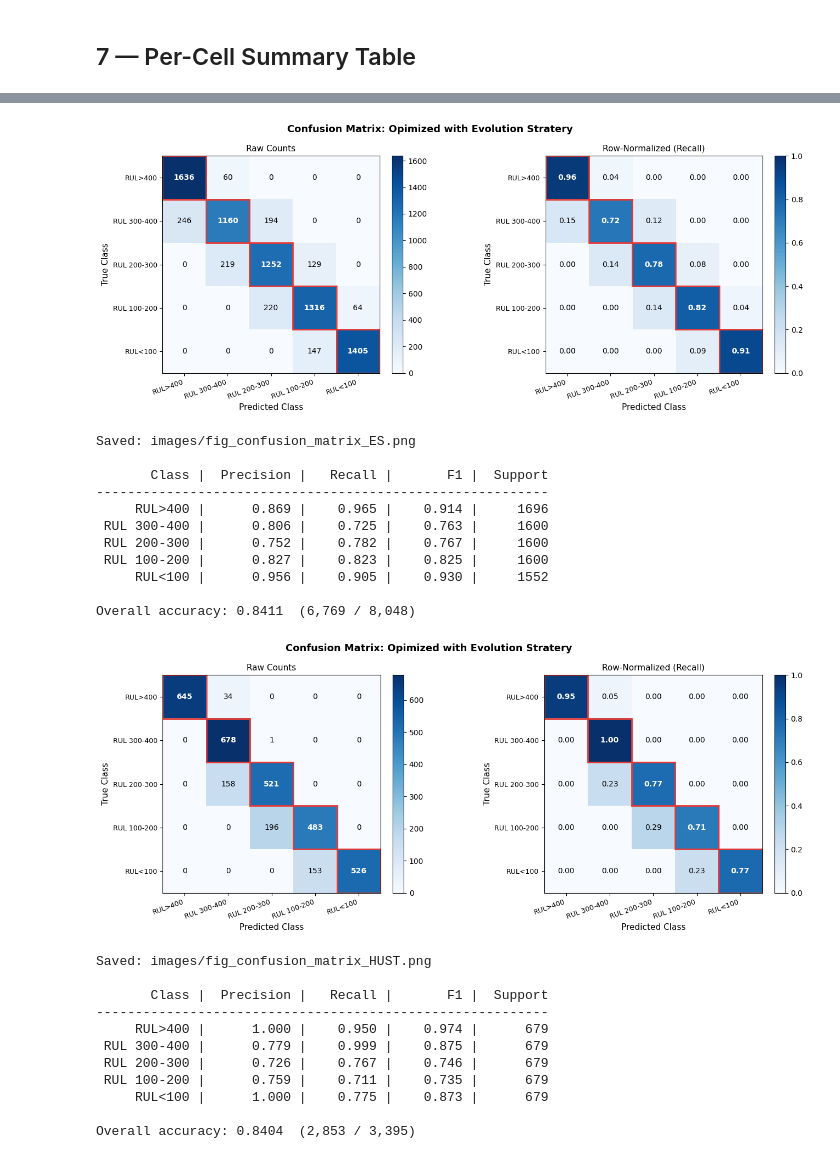
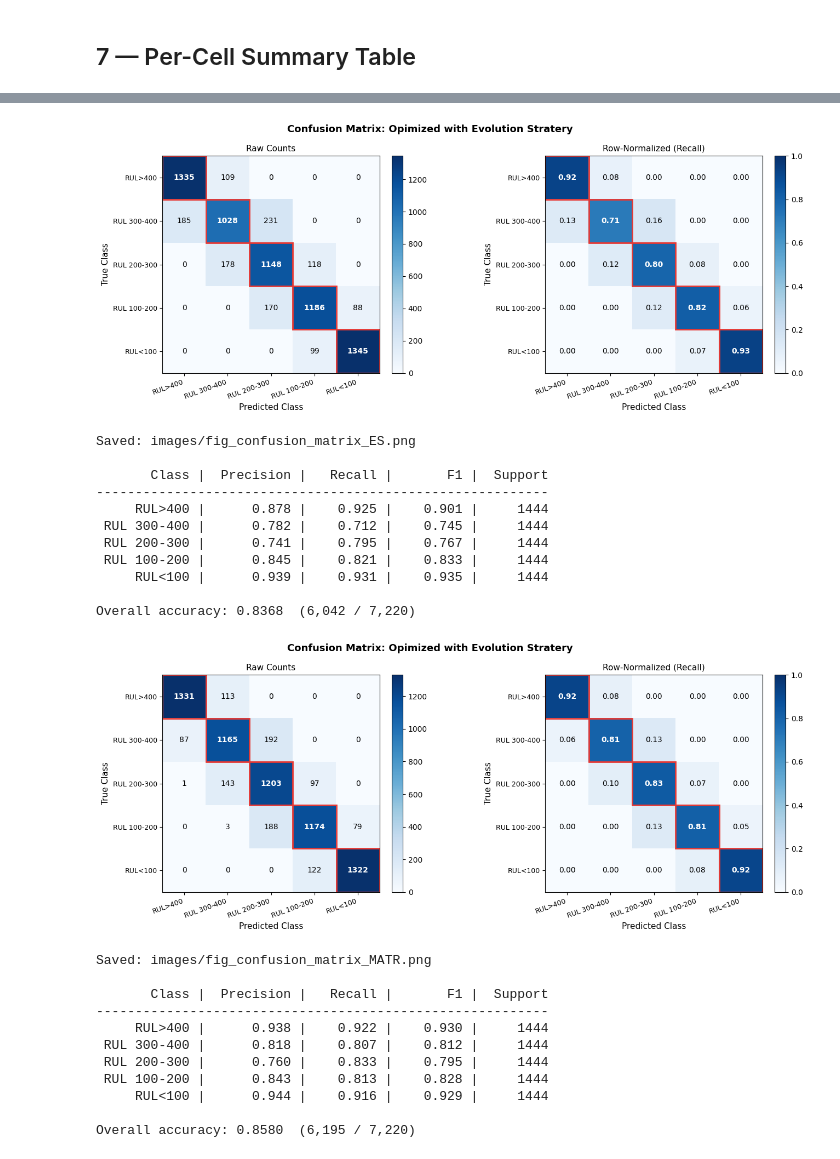
Before and after one commit to PhanLeSon03/battery_estimation, a Jupyter notebook: predict_clf_bml.ipynb, the cells around one changed output, grey strips where cells are left out. Saved outputs shown, nothing was run; the diff lists cells and outputs as text; code cells hidden in the pictures.

```diff
--- a/predict_clf_bml.ipynb
+++ b/predict_clf_bml.ipynb
@@ -44,6 +44,7 @@ Loading BML .npz feature files...
 # Load trained model
 model = BatteryRULClassifier(
         summary_feats = SUMMARY_FEATS,
+        gru_layers=2,
         n_classes     = N_CLASSES).to(DEVICE)
 
 model.load_state_dict(torch.load(MODEL_PATH, map_location=DEVICE, weights_only=True))
@@ -476,11 +475,11 @@ import matplotlib.colors as mcolors
 # ])
 
 cm = np.array(
-[[1324,  120,    0,    0,    0],
- [ 220, 1037,  187,    0,    0],
- [   0,  268, 1033,  143,    0],
- [   0,    0,  172, 1201,   71],
- [   0,    0,    0,  121, 1323],
+[[1335,  109,    0,    0,    0],
+ [ 185, 1028,  231,    0,    0],
+ [   0,  178, 1148,  118,    0],
+ [   0,    0,  170, 1186,   88],
+ [   0,    0,    0,   99, 1345],
 ])
 
 CLASS_NAMES = ['RUL>400', 'RUL 300-400', 'RUL 200-300', 'RUL 100-200', 'RUL<100']
@@ -584,12 +583,13 @@ import matplotlib.colors as mcolors
 
 
 
-cm = np.array([
- [1636,   60,    0,    0,    0],
- [ 246, 1160,  194,    0,    0],
- [   0,  219, 1252,  129,    0],
- [   0,    0,  220, 1316,   64],
- [   0,    0,    0,  147, 1405]])
+cm = np.array(
+[[1335,  109,    0,    0,    0],
+ [ 185, 1028,  231,    0,    0],
+ [   0,  178, 1148,  118,    0],
+ [   0,    0,  170, 1186,   88],
+ [   0,    0,    0,   99, 1345],
+])
 
 
 CLASS_NAMES = ['RUL>400', 'RUL 300-400', 'RUL 200-300', 'RUL 100-200', 'RUL<100']
@@ -650,18 +650,18 @@ for i, name in enumerate(CLASS_NAMES):
 acc = np.trace(cm) / cm.sum()
 print(f'\nOverall accuracy: {acc:.4f}  ({np.trace(cm):,} / {cm.sum():,})')
 # %% [output]
-[figure, old version]
+[figure, new version]
 Saved: images/fig_confusion_matrix_ES.png
 
        Class |  Precision |   Recall |       F1 |  Support
 ----------------------------------------------------------
-     RUL>400 |      0.869 |    0.965 |    0.914 |     1696
- RUL 300-400 |      0.806 |    0.725 |    0.763 |     1600
- RUL 200-300 |      0.752 |    0.782 |    0.767 |     1600
- RUL 100-200 |      0.827 |    0.823 |    0.825 |     1600
-     RUL<100 |      0.956 |    0.905 |    0.930 |     1552
+     RUL>400 |      0.878 |    0.925 |    0.901 |     1444
+ RUL 300-400 |      0.782 |    0.712 |    0.745 |     1444
+ RUL 200-300 |      0.741 |    0.795 |    0.767 |     1444
+ RUL 100-200 |      0.845 |    0.821 |    0.833 |     1444
+     RUL<100 |      0.939 |    0.931 |    0.935 |     1444
 
-Overall accuracy: 0.8411  (6,769 / 8,048)
+Overall accuracy: 0.8368  (6,042 / 7,220)
 # %%
 import numpy as np
 import matplotlib.pyplot as plt
@@ -669,12 +669,12 @@ import matplotlib.colors as mcolors
 
 
 
-cm = np.array([
- [645,  34,   0,   0,   0],
- [  0, 678,   1,   0,   0],
- [  0, 158, 521,   0,   0],
- [  0,   0, 196, 483,   0],
- [  0,   0,   0, 153, 526],
+cm = np.array(
+[[1331,  113,    0,    0,    0],
+ [  87, 1165,  192,    0,    0],
+ [   1,  143, 1203,   97,    0],
+ [   0,    3,  188, 1174,   79],
+ [   0,    0,    0,  122, 1322],
 ])
 
 
@@ -707,44 +707,44 @@ for ax, data, title, fmt in zip(
     # diagonal border highlight
     for k in range(5):
         ax.add_patch(plt.Rectangle((k - 0.5, k - 0.5), 1, 1,
                      fill=False, edgecolor='#E53935', linewidth=2.0))
 
     ax.set_xticks(range(5)); ax.set_xticklabels(CLASS_NAMES, rotation=20, ha='right', fontsize=9)
     ax.set_yticks(range(5)); ax.set_yticklabels(CLASS_NAMES, fontsize=9)
     ax.set_xlabel('Predicted Class', fontsize=11)
     ax.set_ylabel('True Class', fontsize=11)
     ax.set_title(title, fontsize=11)
     plt.colorbar(im, ax=ax, fraction=0.046, pad=0.04)
 
 plt.tight_layout()
-plt.savefig('images/fig_confusion_matrix_HUST.png', dpi=150, bbox_inches='tight')
+plt.savefig(f'images/fig_confusion_matrix_{dataset}.png', dpi=150, bbox_inches='tight')
 plt.show()
-print('Saved: images/fig_confusion_matrix_HUST.png')
+print(f'Saved: images/fig_confusion_matrix_{dataset}.png')
 
 # ── Per-class stats ───────────────────────────────────────────────────────────
 print(f'\n{"Class":>12} | {"Precision":>10} | {"Recall":>8} | {"F1":>8} | {"Support":>8}')
 print('-' * 58)
 for i, name in enumerate(CLASS_NAMES):
     tp  = cm[i, i]
     fp  = cm[:, i].sum() - tp
     fn  = cm[i, :].sum() - tp
     p   = tp / (tp + fp) if (tp + fp) > 0 else 0
     r   = tp / (tp + fn) if (tp + fn) > 0 else 0
     f1  = 2 * p * r / (p + r) if (p + r) > 0 else 0
     sup = cm[i, :].sum()
     print(f'{name:>12} | {p:>10.3f} | {r:>8.3f} | {f1:>8.3f} | {sup:>8d}')
 acc = np.trace(cm) / cm.sum()
 print(f'\nOverall accuracy: {acc:.4f}  ({np.trace(cm):,} / {cm.sum():,})')
 # %% [output]
-[figure, old version]
+[figure, new version]
-Saved: images/fig_confusion_matrix_HUST.png
+Saved: images/fig_confusion_matrix_MATR.png
 
        Class |  Precision |   Recall |       F1 |  Support
 ----------------------------------------------------------
-     RUL>400 |      1.000 |    0.950 |    0.974 |      679
- RUL 300-400 |      0.779 |    0.999 |    0.875 |      679
- RUL 200-300 |      0.726 |    0.767 |    0.746 |      679
- RUL 100-200 |      0.759 |    0.711 |    0.735 |      679
-     RUL<100 |      1.000 |    0.775 |    0.873 |      679
+     RUL>400 |      0.938 |    0.922 |    0.930 |     1444
+ RUL 300-400 |      0.818 |    0.807 |    0.812 |     1444
+ RUL 200-300 |      0.760 |    0.833 |    0.795 |     1444
+ RUL 100-200 |      0.843 |    0.813 |    0.828 |     1444
+     RUL<100 |      0.944 |    0.916 |    0.929 |     1444
 
-Overall accuracy: 0.8404  (2,853 / 3,395)
+Overall accuracy: 0.8580  (6,195 / 7,220)
```
Also changed, not shown: parts of 13 cells of this notebook.
